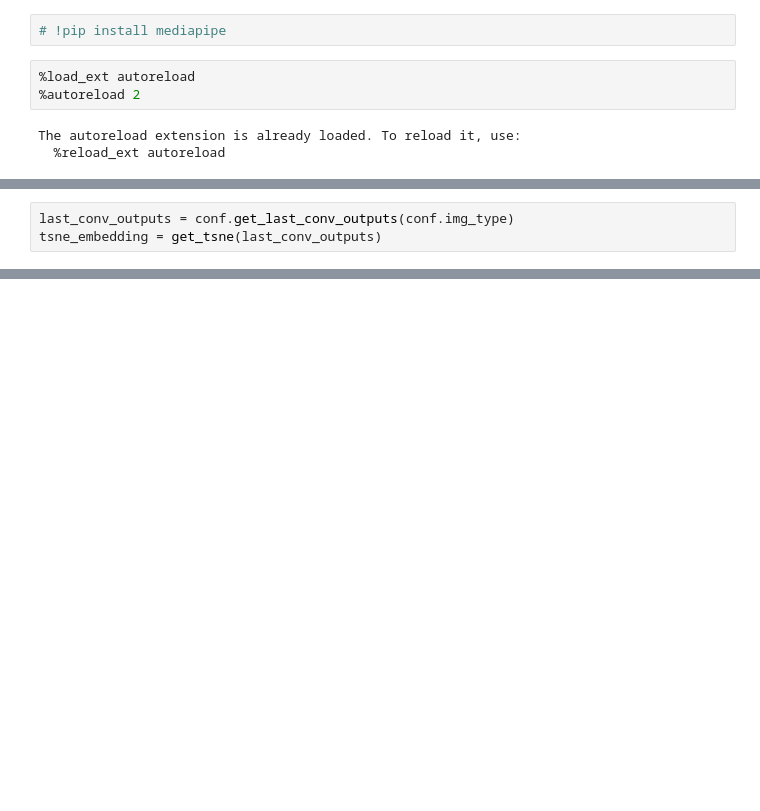
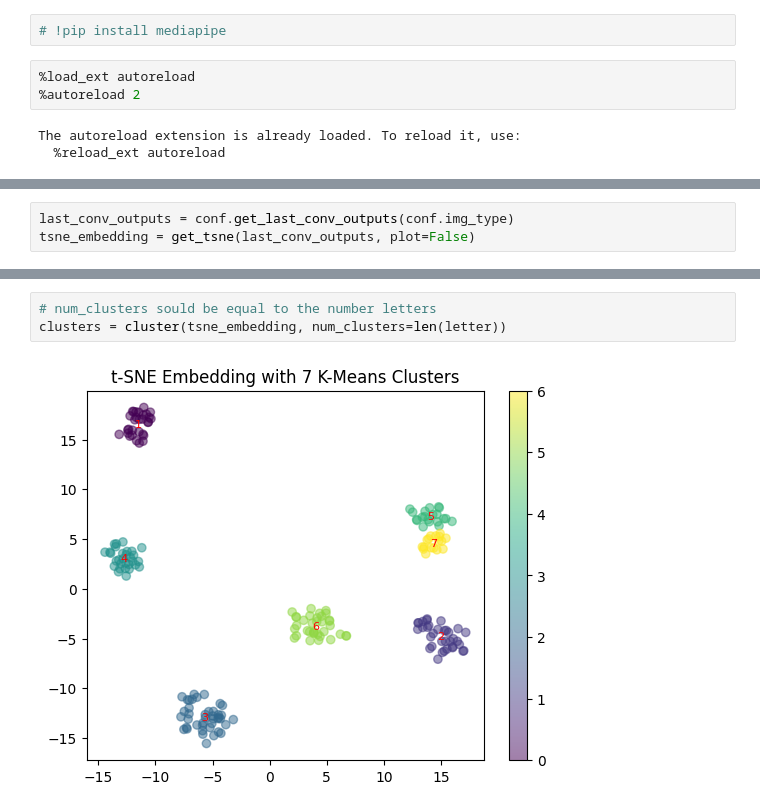
Before and after one commit to ADA-SITE-JML/gesture_face_features, a Jupyter notebook: code/feature_visualization.ipynb, the cells around one changed output, grey strips where cells are left out. Cells and saved outputs as stored; diff of their text form; blank space fills up the shorter version.

```diff
--- a/code/feature_visualization.ipynb
+++ b/code/feature_visualization.ipynb
@@ -60,4 +84,4 @@ Model was set up successfully.
 # %%
 last_conv_outputs = conf.get_last_conv_outputs(conf.img_type)
-tsne_embedding = get_tsne(last_conv_outputs)
+tsne_embedding = get_tsne(last_conv_outputs, plot=False)
 # %% [output]
@@ -81,0 +105,5 @@ tsne_embedding = get_tsne(last_conv_outputs)
+# %%
+# num_clusters sould be equal to the number letters
+clusters = cluster(tsne_embedding, num_clusters=len(letter))
+# %% [output]
+[figure, added]
```
Also changed, not shown: parts of 11 cells of this notebook, 3 other files.
